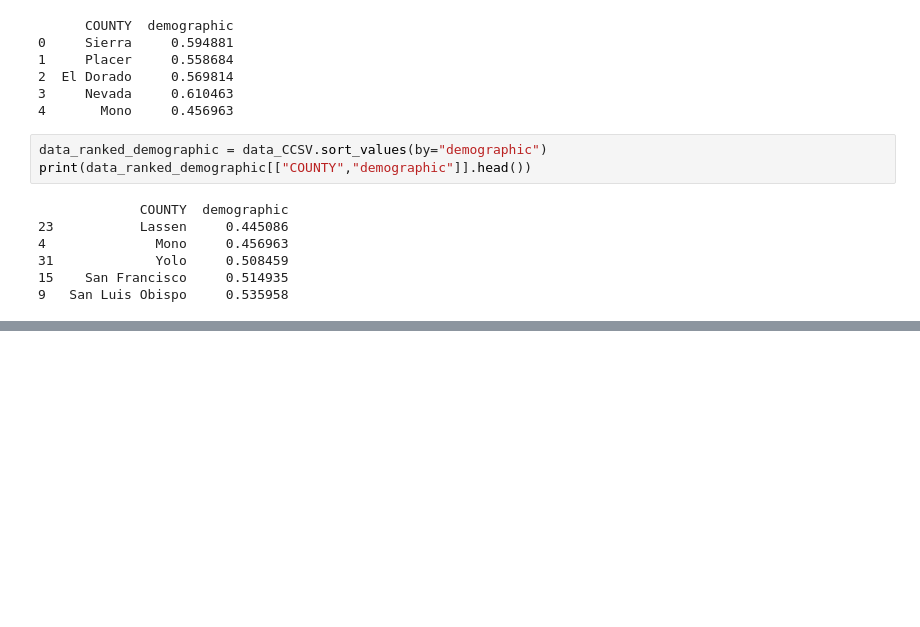
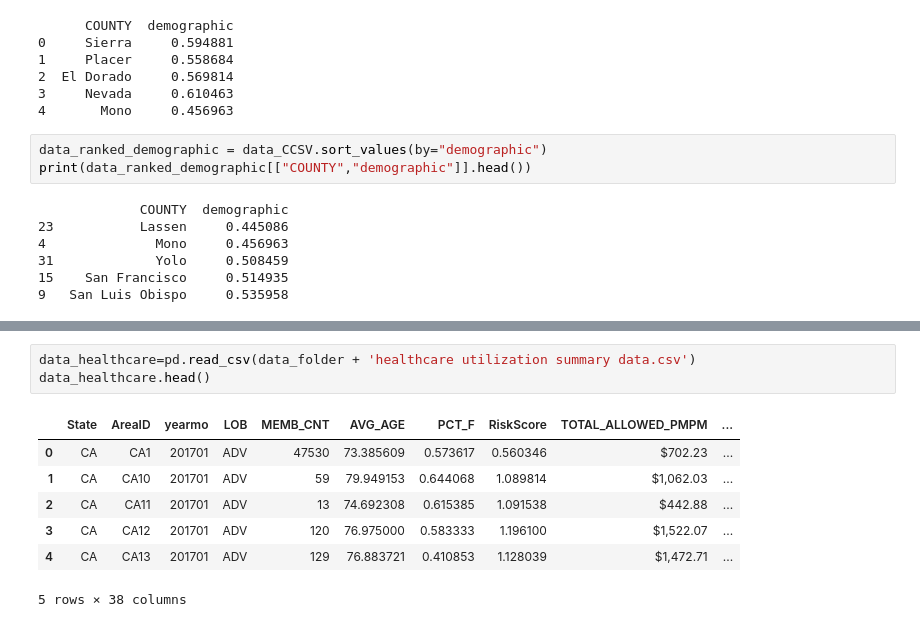
Before and after one commit to birlaaishwarya11/healthinclimate, a Jupyter notebook: src/notebooks/data_cleaning.ipynb, the cells around one changed output, grey strips where cells are left out. Saved outputs shown, nothing was run; the diff lists cells and outputs as text; blank space fills up the shorter version.

```diff
--- a/src/notebooks/data_cleaning.ipynb
+++ b/src/notebooks/data_cleaning.ipynb
@@ -109,0 +172,11 @@ print(data_ranked_demographic[["COUNTY","demographic"]].head())
+# %%
+data_healthcare=pd.read_csv(data_folder + 'healthcare utilization summary data.csv')
+data_healthcare.head()
+# %% [output]
+|  | State | AreaID | yearmo | LOB | MEMB_CNT | AVG_AGE | PCT_F | RiskScore | TOTAL_ALLOWED_PMPM | ... |
+| 0 | CA | CA1 | 201701 | ADV | 47530 | 73.385609 | 0.573617 | 0.560346 | $702.23 | ... |
+| 1 | CA | CA10 | 201701 | ADV | 59 | 79.949153 | 0.644068 | 1.089814 | $1,062.03 | ... |
+| 2 | CA | CA11 | 201701 | ADV | 13 | 74.692308 | 0.615385 | 1.091538 | $442.88 | ... |
+| 3 | CA | CA12 | 201701 | ADV | 120 | 76.975000 | 0.583333 | 1.196100 | $1,522.07 | ... |
+| 4 | CA | CA13 | 201701 | ADV | 129 | 76.883721 | 0.410853 | 1.128039 | $1,472.71 | ... |
+5 rows × 38 columns
```
Also changed, not shown: parts of 6 cells of this notebook.
